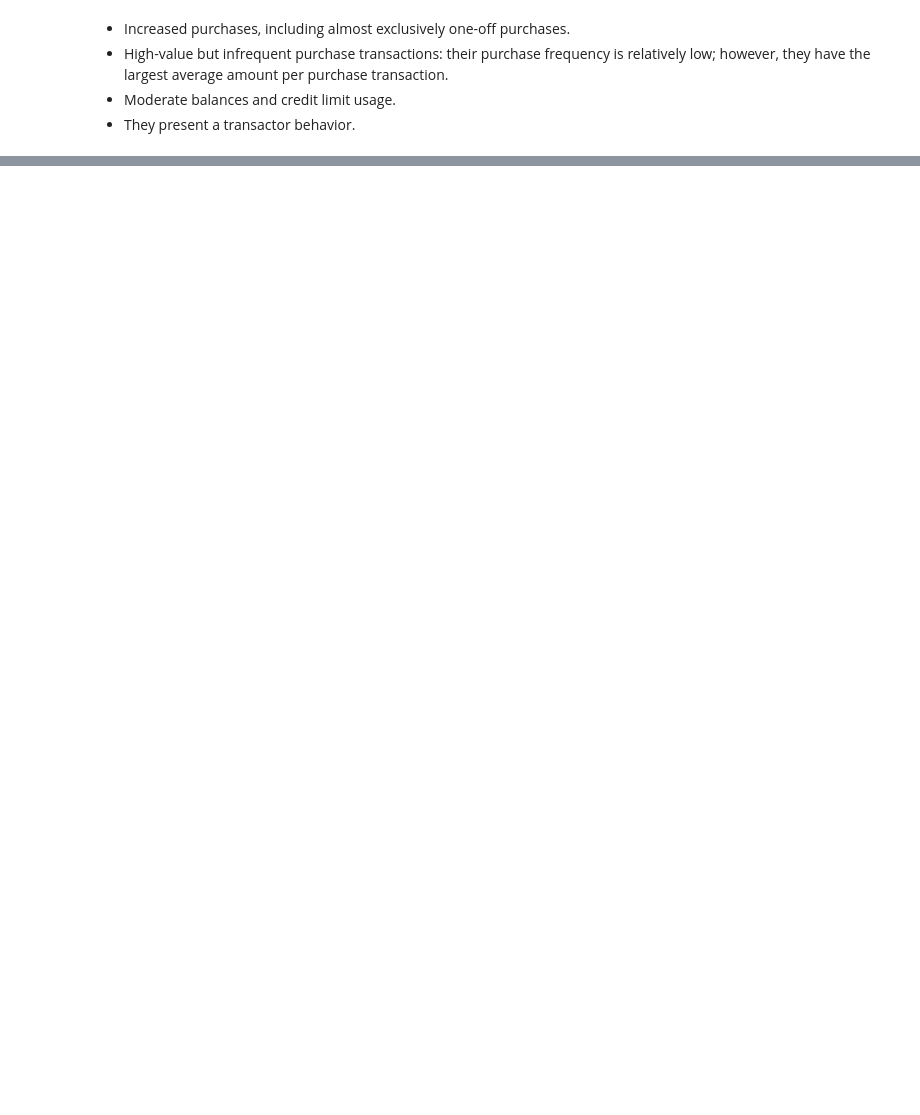
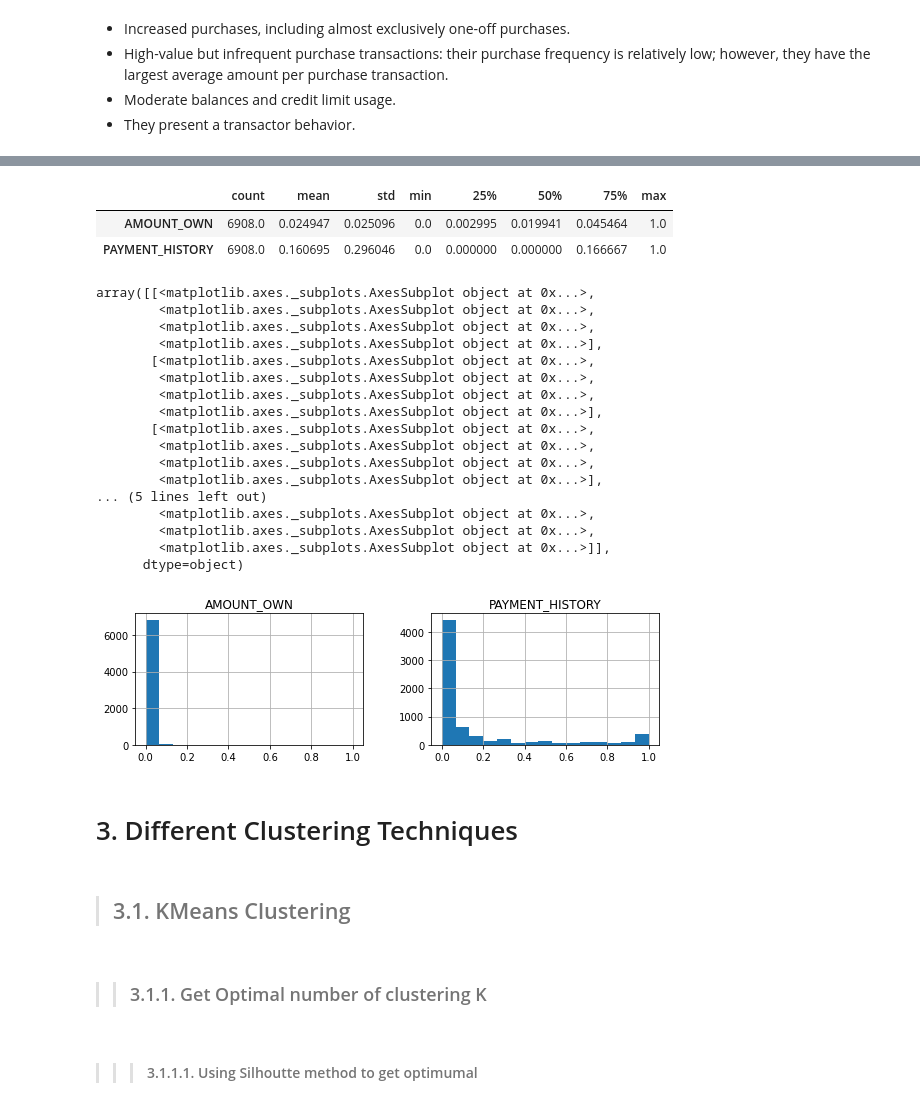
Before and after one commit to DinaZakaria/Credit-Card-Segmentation, a Jupyter notebook: ML2_Project_V04.ipynb, the cells around one changed output, grey strips where cells are left out. Drawn from its saved outputs; the diff is of its cells as text; code cells hidden in the pictures; blank space fills up the shorter version.

```diff
--- a/ML2_Project_V04.ipynb
+++ b/ML2_Project_V04.ipynb
@@ -1518,0 +1648,36 @@ relatively low; however, they have the largest average amount per purchase trans
+# %%
+CC_df_minmax.describe().T
+# %% [output]
+|  | count | mean | std | min | 25% | 50% | 75% | max |
+| AMOUNT_OWN | 6908.0 | 0.024947 | 0.025096 | 0.0 | 0.002995 | 0.019941 | 0.045464 | 1.0 |
+| PAYMENT_HISTORY | 6908.0 | 0.160695 | 0.296046 | 0.0 | 0.000000 | 0.000000 | 0.166667 | 1.0 |
+# %%
+# Histogram
+CC_df_minmax[columns].hist(bins=15, figsize=(20, 15), layout=(5, 4))
+# %% [output]
+array([[<matplotlib.axes._subplots.AxesSubplot object at 0x...>,
+        <matplotlib.axes._subplots.AxesSubplot object at 0x...>,
+        <matplotlib.axes._subplots.AxesSubplot object at 0x...>,
+        <matplotlib.axes._subplots.AxesSubplot object at 0x...>],
+       [<matplotlib.axes._subplots.AxesSubplot object at 0x...>,
+        <matplotlib.axes._subplots.AxesSubplot object at 0x...>,
+        <matplotlib.axes._subplots.AxesSubplot object at 0x...>,
+        <matplotlib.axes._subplots.AxesSubplot object at 0x...>],
+       [<matplotlib.axes._subplots.AxesSubplot object at 0x...>,
+        <matplotlib.axes._subplots.AxesSubplot object at 0x...>,
+        <matplotlib.axes._subplots.AxesSubplot object at 0x...>,
+        <matplotlib.axes._subplots.AxesSubplot object at 0x...>],
+... (5 lines left out)
+        <matplotlib.axes._subplots.AxesSubplot object at 0x...>,
+        <matplotlib.axes._subplots.AxesSubplot object at 0x...>,
+        <matplotlib.axes._subplots.AxesSubplot object at 0x...>]],
+      dtype=object)
+[figure, added]
+# %% [markdown]
+# 3. Different Clustering Techniques
+# %% [markdown]
+> ## 3.1. KMeans Clustering
+# %% [markdown]
+>> ### 3.1.1. Get Optimal number of clustering K
+# %% [markdown]
+>>> #### 3.1.1.1. Using Silhoutte method to get optimumal
```
Also changed, not shown: parts of 168 cells of this notebook.
